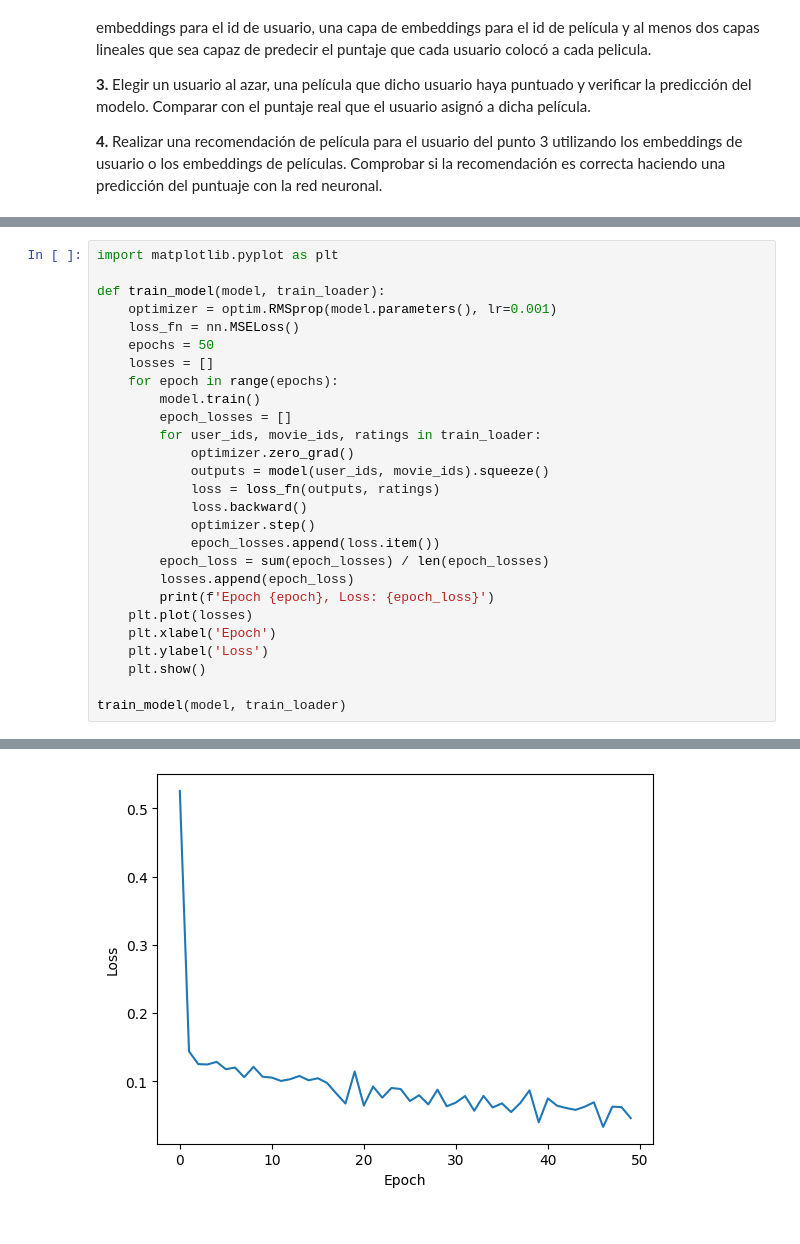
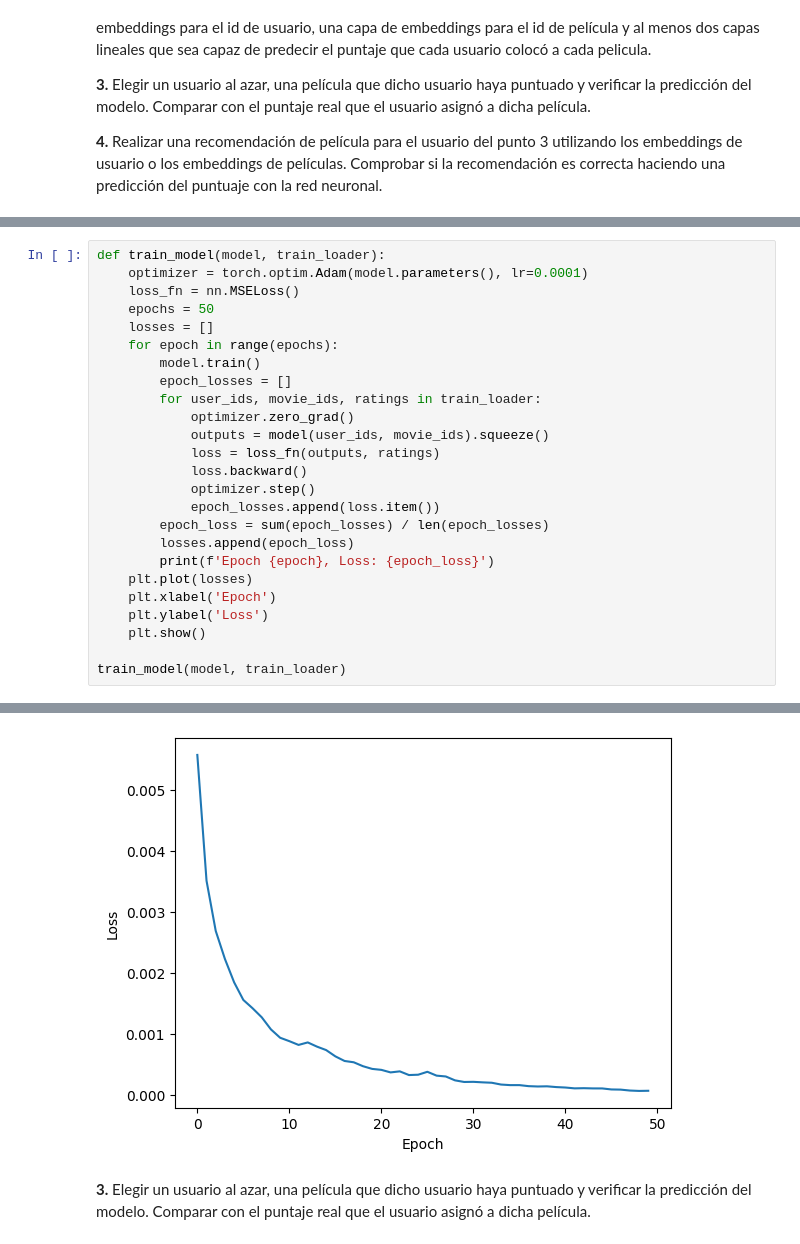
Before and after one commit to sevann-radhak/uba-aprendizaje-profundo, a Jupyter notebook: tp1/tp1.ipynb, the cells around one changed output, grey strips where cells are left out. Cells and saved outputs as stored; diff of their text form.

```diff
--- a/tp1/tp1.ipynb
+++ b/tp1/tp1.ipynb
@@ -159,10 +161,8 @@ def create_data_loader(filtered_ratings):
 
 train_loader, train_data, test_data = create_data_loader(filtered_ratings)
 # %%
-import matplotlib.pyplot as plt
-
 def train_model(model, train_loader):
-    optimizer = optim.RMSprop(model.parameters(), lr=0.001)
+    optimizer = torch.optim.Adam(model.parameters(), lr=0.0001)
     loss_fn = nn.MSELoss()
     epochs = 50
     losses = []
@@ -206,2 +206,4 @@ Epoch 49, Loss: 0.045733139815705794
-[figure, old version]
+[figure, new version]
+# %% [markdown]
+**3.** Elegir un usuario al azar, una película que dicho usuario haya puntuado y verificar la predicción del modelo. Comparar con el puntaje real que el usuario asignó a dicha película.
 # %%
```
Also changed, not shown: parts of 13 cells of this notebook.
